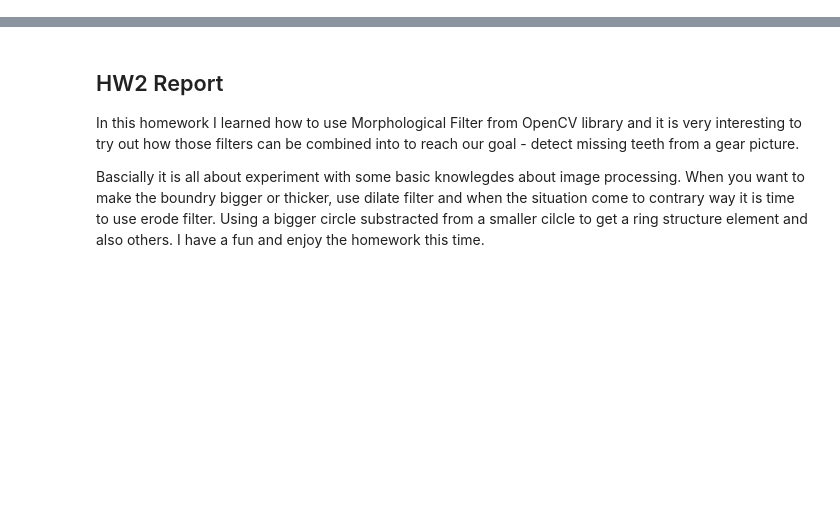
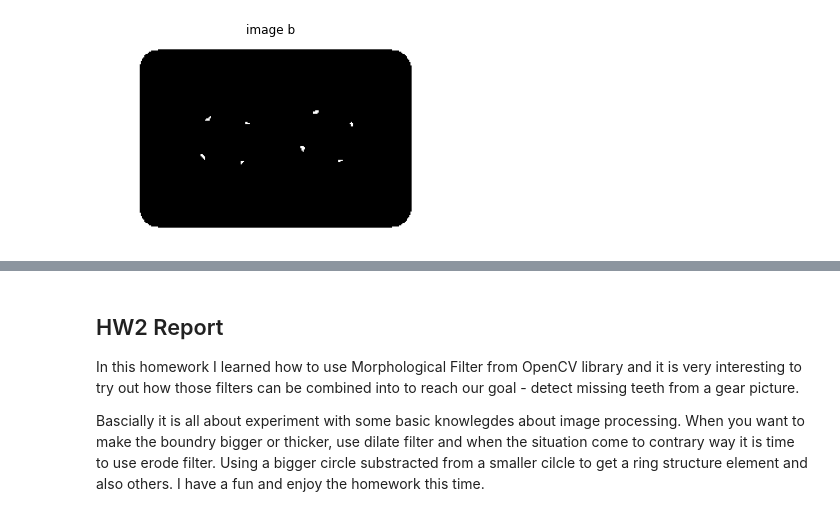
Before and after one commit to denpo1022/Using-Morphological-Filter-to-detect-missing-teeth-from-gears, a Jupyter notebook: main.ipynb, the cells around one changed output, grey strips where cells are left out. Cells and saved outputs as stored; diff of their text form; code cells hidden in the pictures; blank space fills up the shorter version.

```diff
--- a/main.ipynb
+++ b/main.ipynb
@@ -58,0 +83,9 @@ cv2.destroyAllWindows()
+# %%
+img_b = cv2.erode(img_a, kernel_hole_ring, iterations=1)
+
+plt.imshow(img_b, cmap='gray')
+plt.title('image b')
+plt.axis('off')
+plt.show()
+# %% [output]
+[figure, added]
```
Also changed, not shown: parts of 11 cells of this notebook.
